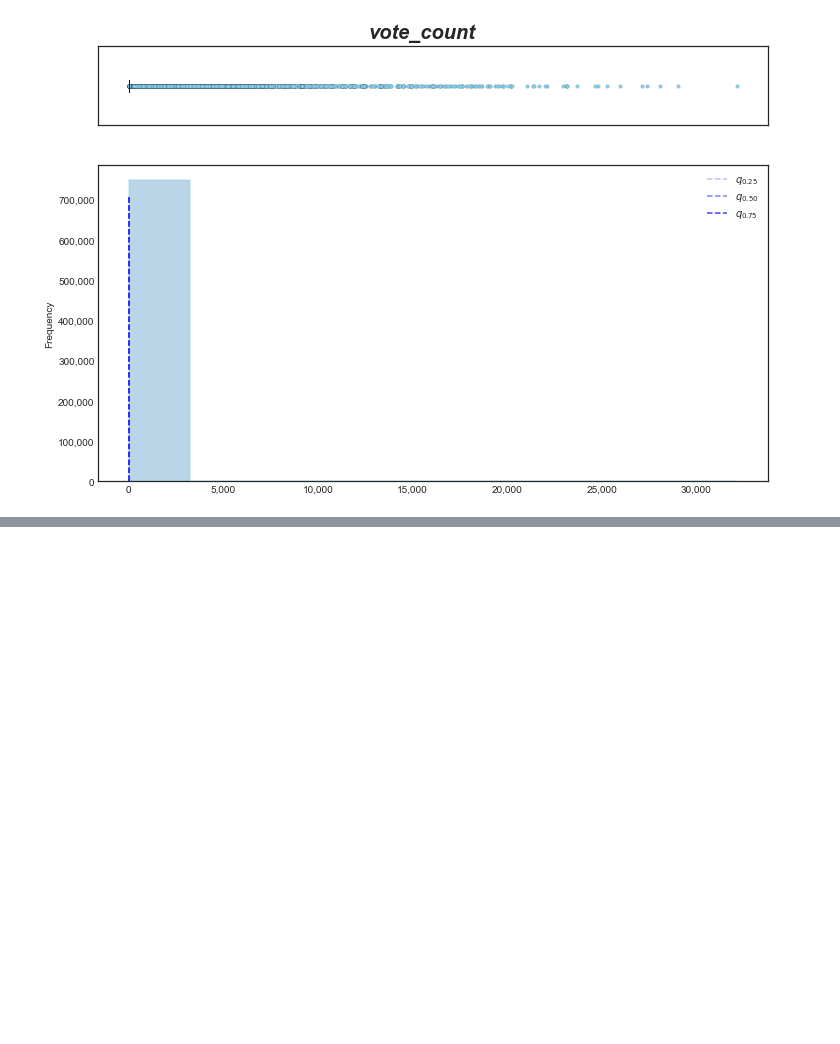
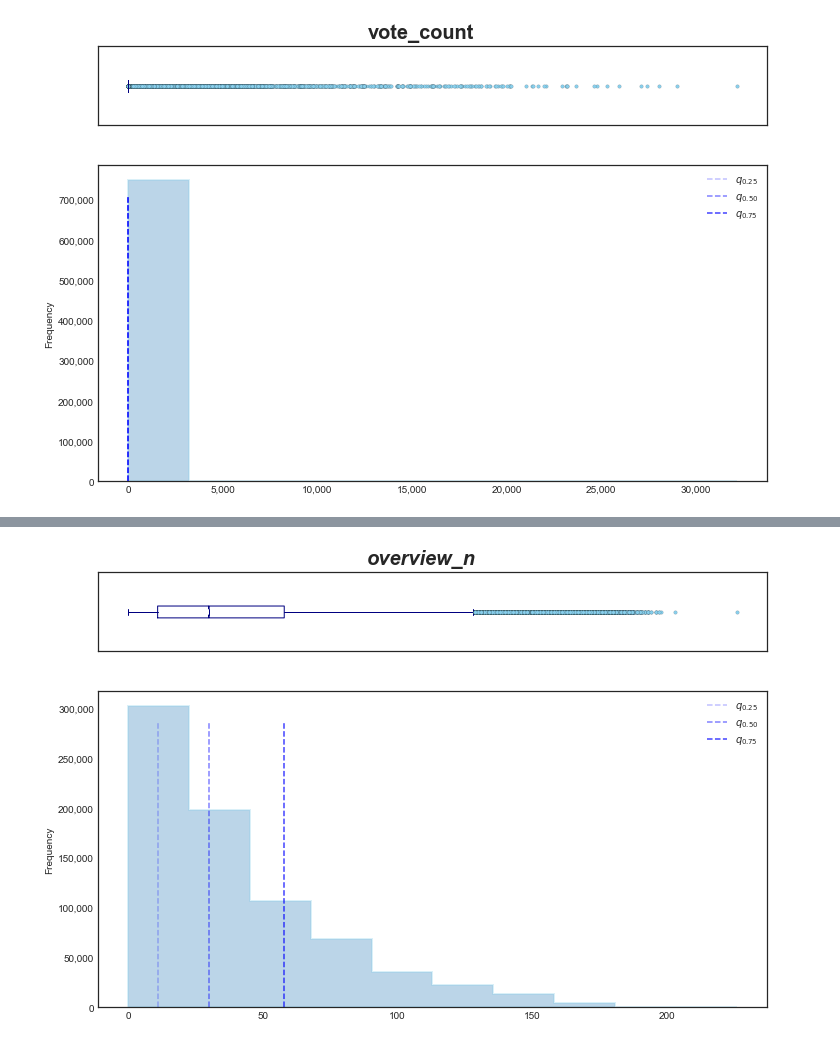
Before and after one commit to jesus-valencia97/Diplomado-en-ciencia-de-datos, a Jupyter notebook: Proyecto/Modulo 5/M1/M5 - Modulo1.ipynb, the cells around one changed output, grey strips where cells are left out. Saved outputs shown, nothing was run; the diff lists cells and outputs as text; code cells hidden in the pictures; blank space fills up the shorter version.

```diff
--- a/Proyecto/Modulo 5/M1/M5 - Modulo1.ipynb
+++ b/Proyecto/Modulo 5/M1/M5 - Modulo1.ipynb
@@ -168,0 +229,5 @@ for var in num_vars:
+# %%
+PlotUtils.hist_box(str_db,'overview_n')
+plt.savefig('nwords_overview.png')
+# %% [output]
+[figure, added]
```
Also changed, not shown: parts of 20 cells of this notebook, 20 other files.
